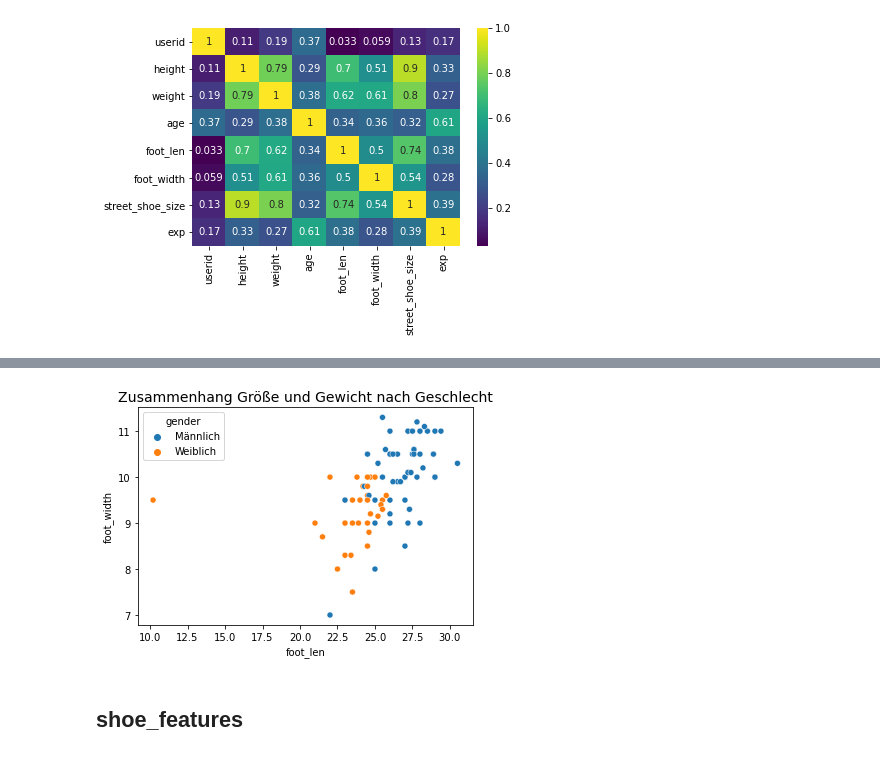
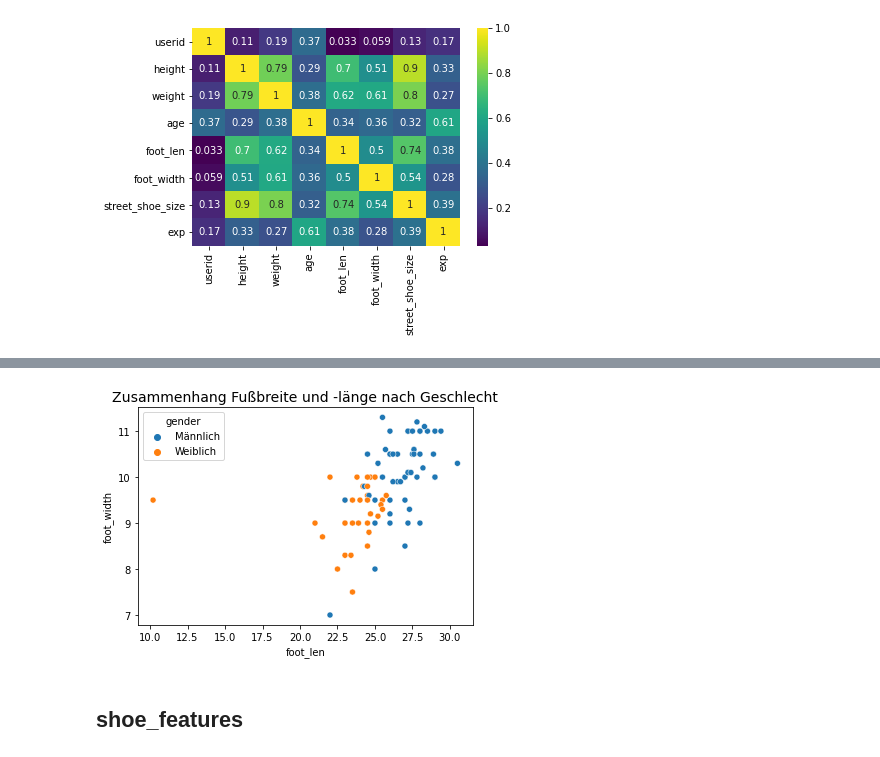
Before and after one commit to chalkiswhite/climbing-shoe-recommender, a Jupyter notebook: shoemodel_classification.ipynb, the cells around one changed output, grey strips where cells are left out. Cells and saved outputs as stored; diff of their text form; code cells hidden in the pictures.

```diff
--- a/shoemodel_classification.ipynb
+++ b/shoemodel_classification.ipynb
@@ -145,9 +150,9 @@ plt.show()
 # %%
 sns.scatterplot(x='foot_len', y='foot_width', data=users, hue='gender')
-plt.title("Zusammenhang Größe und Gewicht nach Geschlecht", fontsize=14)
+plt.title("Zusammenhang Fußbreite und -länge nach Geschlecht", fontsize=14)
 plt.show()
 # %% [output]
-[figure, old version]
+[figure, new version]
 # %% [markdown]
 ## shoe_features
 # %%
```
Also changed, not shown: parts of 82 cells of this notebook.
